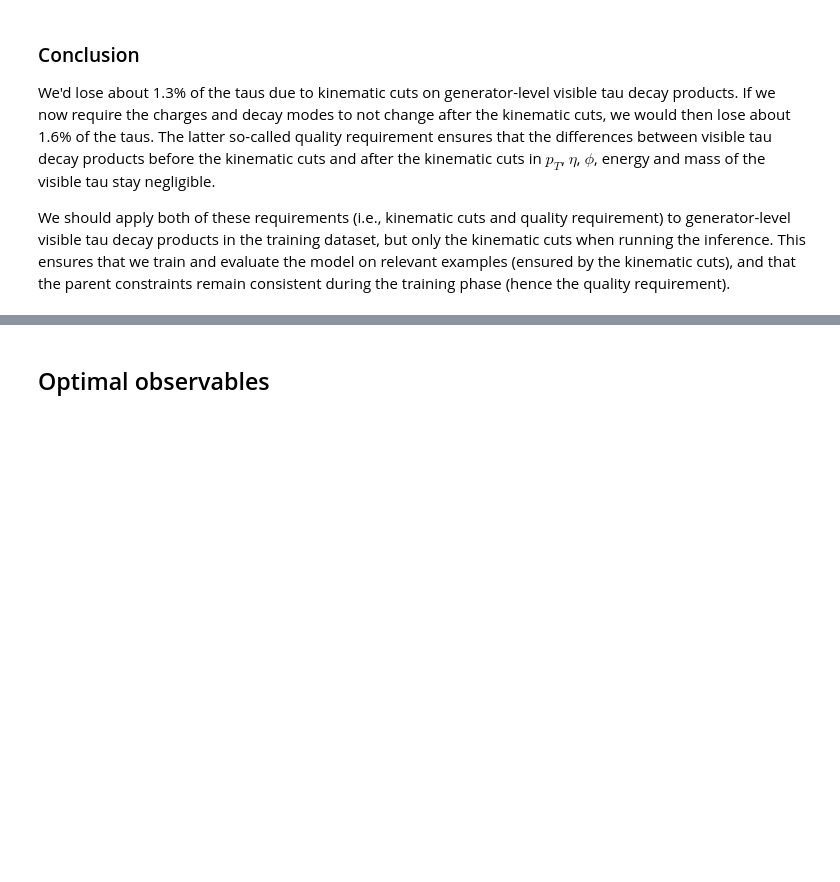
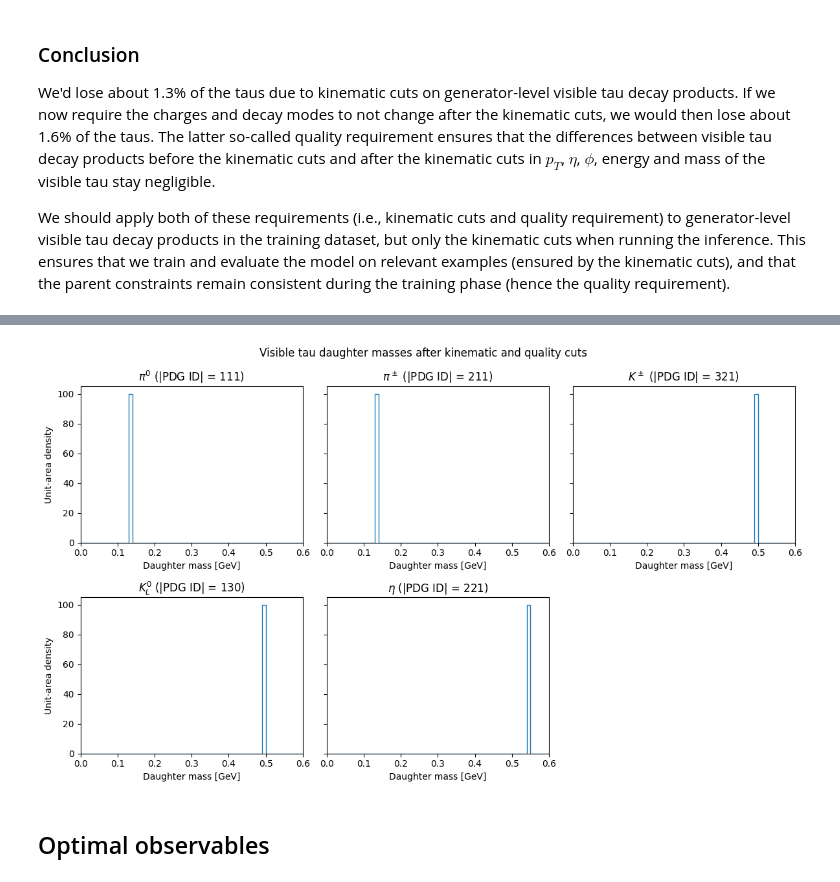
Before and after one commit to ktht/ml-tau-model, a Jupyter notebook: mltau/notebooks/gen-level-studies.ipynb, the cells around one changed output, grey strips where cells are left out. Saved outputs shown, nothing was run; the diff lists cells and outputs as text; code cells hidden in the pictures; blank space fills up the shorter version.

```diff
--- a/mltau/notebooks/gen-level-studies.ipynb
+++ b/mltau/notebooks/gen-level-studies.ipynb
@@ -552,3 +573,45 @@ This ensures that we train and evaluate the model on relevant examples (ensured
+# %%
+daughter_particle_labels = {
+    111: r"$\pi^0$",
+    211: r"$\pi^\pm$",
+    321: r"$K^\pm$",
+    130: r"$K_L^0$",
+    221: r"$\eta$",
+}
+daughter_masses = {pdg_id: [] for pdg_id in daughter_particle_labels}
+
+for daughter_p4s, daughter_pdgs in selected_taus[[
+    "gen_jet_tau_vis_daughter_p4s",
+    "gen_jet_tau_vis_daughter_pdgs",
+]].itertuples(index=False, name=None):
+    for daughter_p4, pdg_id, selected in zip(
+        daughter_p4s, daughter_pdgs, kinematic_mask(daughter_p4s)
+    ):
+        if selected and abs(pdg_id) in daughter_masses:
+            daughter_masses[abs(pdg_id)].append(
+                cartesian_to_p4(p4_to_cartesian(daughter_p4))["mass"]
+            )
+
+
+fig, axes = plt.subplots(2, 3, figsize=(12, 7), sharey=True)
+for ax, (pdg_id, label) in zip(axes.flat, daughter_particle_labels.items()):
+    ax.hist(
+        daughter_masses[pdg_id],
+        bins=np.linspace(0, 1, 101),
+        density=True,
+        histtype="step",
+    )
+    ax.set(title=f"{label} (|PDG ID| = {pdg_id})", xlabel="Daughter mass [GeV]")
+    ax.set_xlim(0, 0.6)
+axes[0, 0].set_ylabel("Unit-area density")
+axes[1, 0].set_ylabel("Unit-area density")
+axes.flat[-1].set_visible(False)
+fig.suptitle("Visible tau daughter masses after kinematic and quality cuts")
+fig.tight_layout()
+plt.show()
+plt.close()
+# %% [output]
+[figure, added]
 # %% [markdown]
 ## Optimal observables
 # %% [markdown]
```
Also changed, not shown: parts of 2 cells of this notebook.
